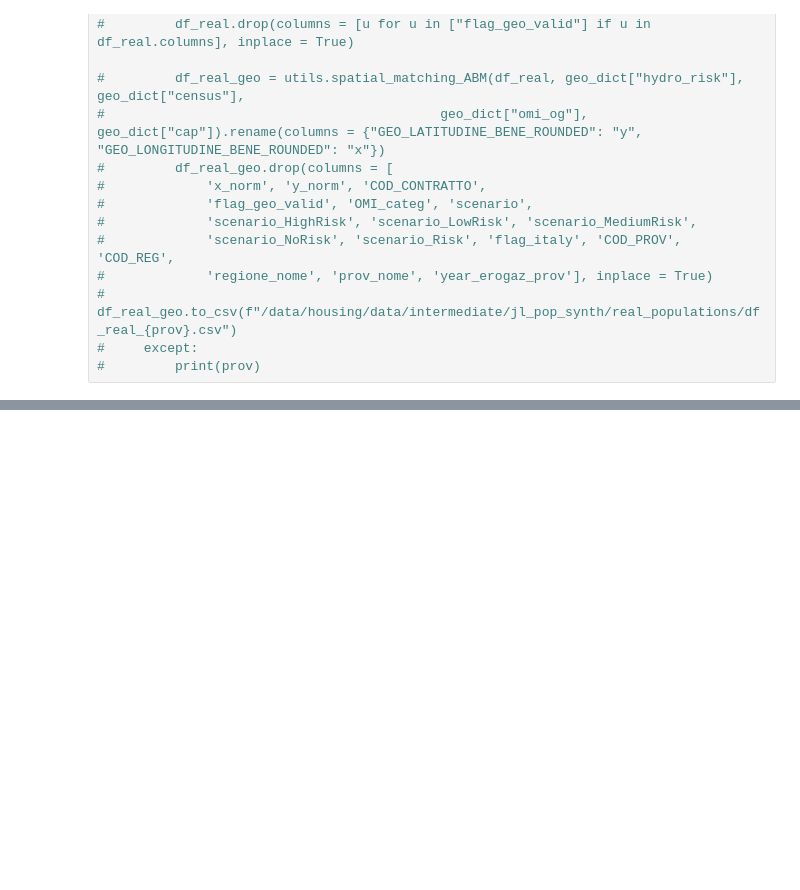
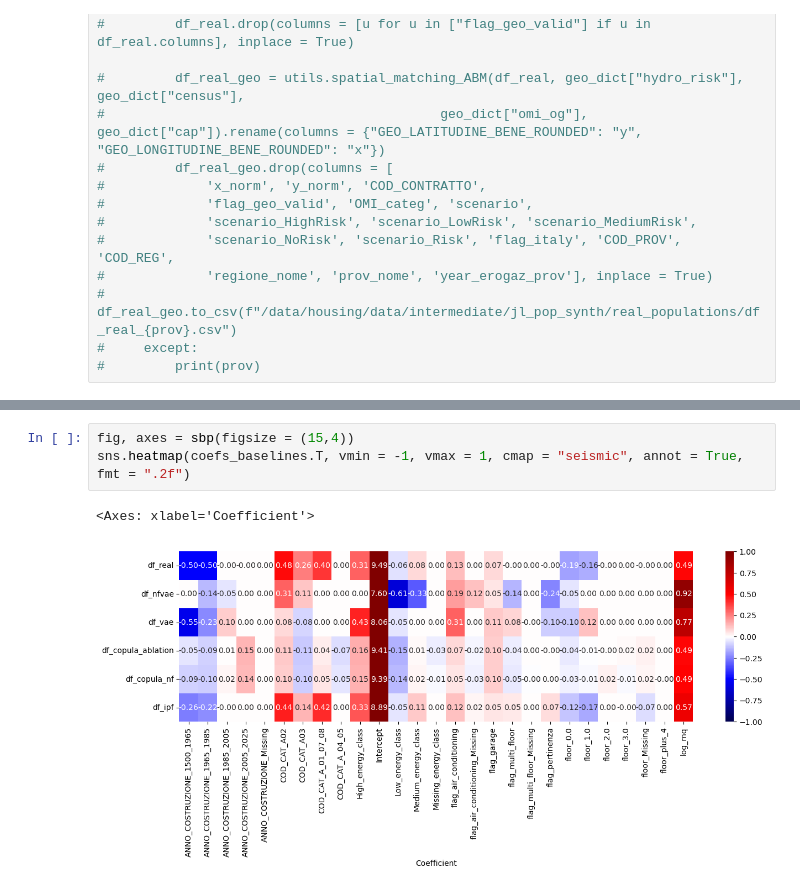
Before and after one commit to jaclenti/NFVAE-population-synthesis, a Jupyter notebook: notebooks/jl_compare_all_baselines.ipynb, the cells around one changed output, grey strips where cells are left out. Cells and saved outputs as stored; diff of their text form; blank space fills up the shorter version.

```diff
--- a/notebooks/jl_compare_all_baselines.ipynb
+++ b/notebooks/jl_compare_all_baselines.ipynb
@@ -82,0 +187,6 @@ axes[0,3].legend(fontsize = 14, markerscale = 10, title_fontsize = 14).set_title
+# %%
+fig, axes = sbp(figsize = (15,4))
+sns.heatmap(coefs_baselines.T, vmin = -1, vmax = 1, cmap = "seismic", annot = True, fmt = ".2f")
+# %% [output]
+<Axes: xlabel='Coefficient'>
+[figure, added]
```
Also changed, not shown: parts of 15 cells of this notebook, 3 other files.
